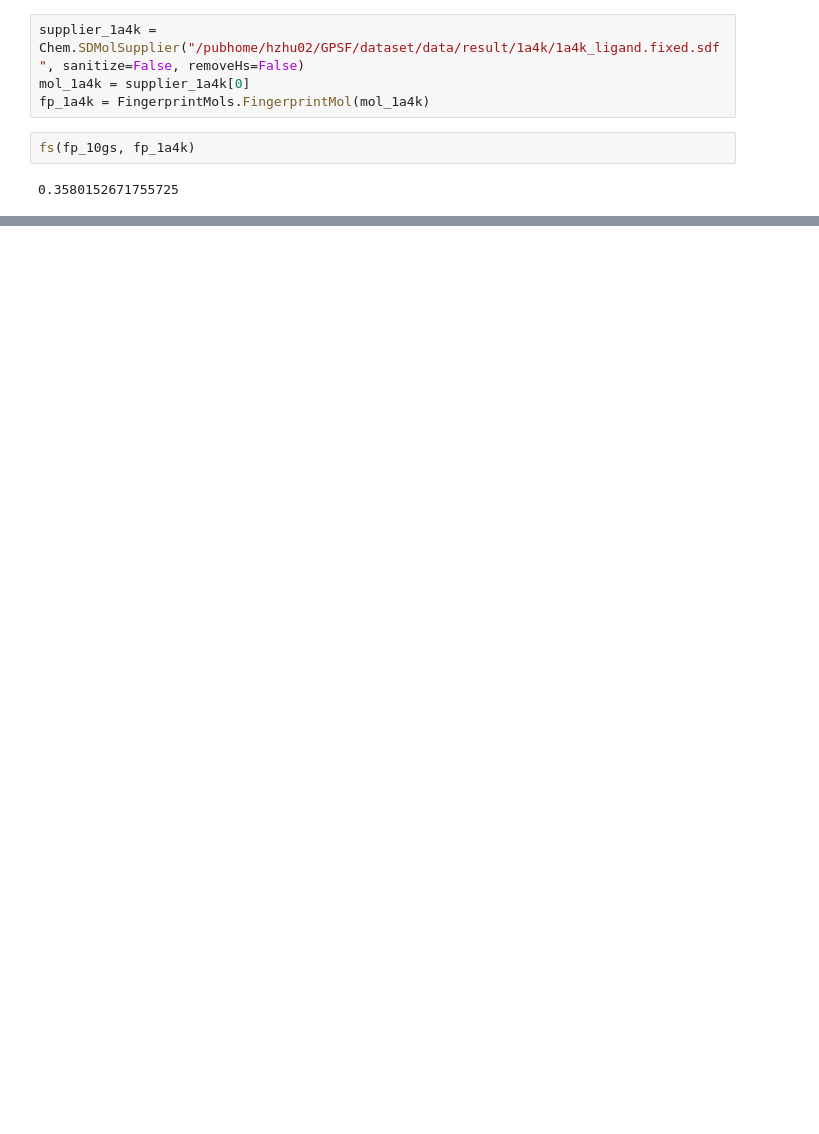
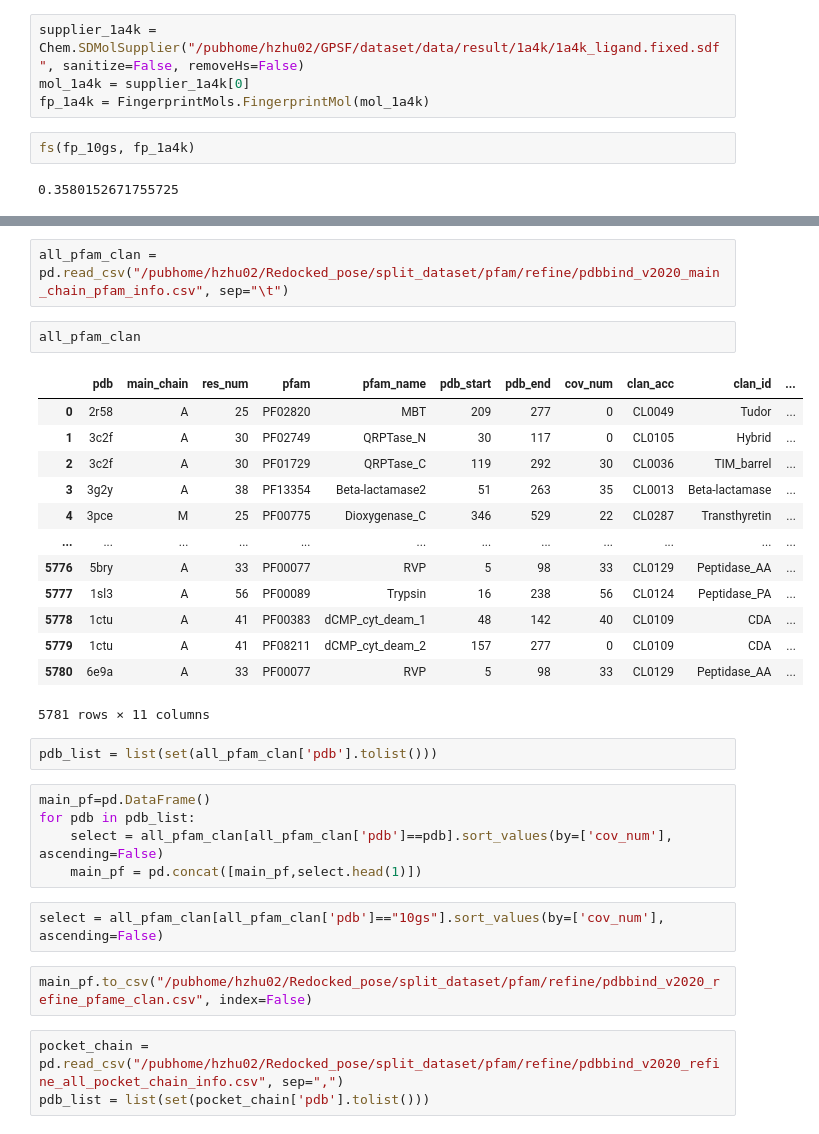
Before and after one commit to hnlab/generalization_benchmark, a Jupyter notebook: split_dataset/3_fold_ccv/3_fold_ccv.ipynb, the cells around one changed output, grey strips where cells are left out. Saved outputs shown, nothing was run; the diff lists cells and outputs as text; blank space fills up the shorter version.

```diff
--- a/split_dataset/3_fold_ccv/3_fold_ccv.ipynb
+++ b/split_dataset/3_fold_ccv/3_fold_ccv.ipynb
@@ -100,0 +511,32 @@ fs(fp_10gs, fp_1a4k)
+# %%
+all_pfam_clan = pd.read_csv("/pubhome/hzhu02/Redocked_pose/split_dataset/pfam/refine/pdbbind_v2020_main_chain_pfam_info.csv", sep="\t")
+# %%
+all_pfam_clan
+# %% [output]
+|  | pdb | main_chain | res_num | pfam | pfam_name | pdb_start | pdb_end | cov_num | clan_acc | clan_id | ... |
+| 0 | 2r58 | A | 25 | PF02820 | MBT | 209 | 277 | 0 | CL0049 | Tudor | ... |
+| 1 | 3c2f | A | 30 | PF02749 | QRPTase_N | 30 | 117 | 0 | CL0105 | Hybrid | ... |
+| 2 | 3c2f | A | 30 | PF01729 | QRPTase_C | 119 | 292 | 30 | CL0036 | TIM_barrel | ... |
+| 3 | 3g2y | A | 38 | PF13354 | Beta-lactamase2 | 51 | 263 | 35 | CL0013 | Beta-lactamase | ... |
+| 4 | 3pce | M | 25 | PF00775 | Dioxygenase_C | 346 | 529 | 22 | CL0287 | Transthyretin | ... |
+| ... | ... | ... | ... | ... | ... | ... | ... | ... | ... | ... | ... |
+| 5776 | 5bry | A | 33 | PF00077 | RVP | 5 | 98 | 33 | CL0129 | Peptidase_AA | ... |
+| 5777 | 1sl3 | A | 56 | PF00089 | Trypsin | 16 | 238 | 56 | CL0124 | Peptidase_PA | ... |
+| 5778 | 1ctu | A | 41 | PF00383 | dCMP_cyt_deam_1 | 48 | 142 | 40 | CL0109 | CDA | ... |
+| 5779 | 1ctu | A | 41 | PF08211 | dCMP_cyt_deam_2 | 157 | 277 | 0 | CL0109 | CDA | ... |
+| 5780 | 6e9a | A | 33 | PF00077 | RVP | 5 | 98 | 33 | CL0129 | Peptidase_AA | ... |
+5781 rows × 11 columns
+# %%
+pdb_list = list(set(all_pfam_clan['pdb'].tolist()))
+# %%
+main_pf=pd.DataFrame()
+for pdb in pdb_list:
+    select = all_pfam_clan[all_pfam_clan['pdb']==pdb].sort_values(by=['cov_num'], ascending=False)
+    main_pf = pd.concat([main_pf,select.head(1)])
+# %%
+select = all_pfam_clan[all_pfam_clan['pdb']=="10gs"].sort_values(by=['cov_num'], ascending=False)
+# %%
+main_pf.to_csv("/pubhome/hzhu02/Redocked_pose/split_dataset/pfam/refine/pdbbind_v2020_refine_pfame_clan.csv", index=False)
+# %%
+pocket_chain = pd.read_csv("/pubhome/hzhu02/Redocked_pose/split_dataset/pfam/refine/pdbbind_v2020_refine_all_pocket_chain_info.csv", sep=",")
+pdb_list = list(set(pocket_chain['pdb'].tolist()))
```
Also changed, not shown: parts of 113 cells of this notebook.
